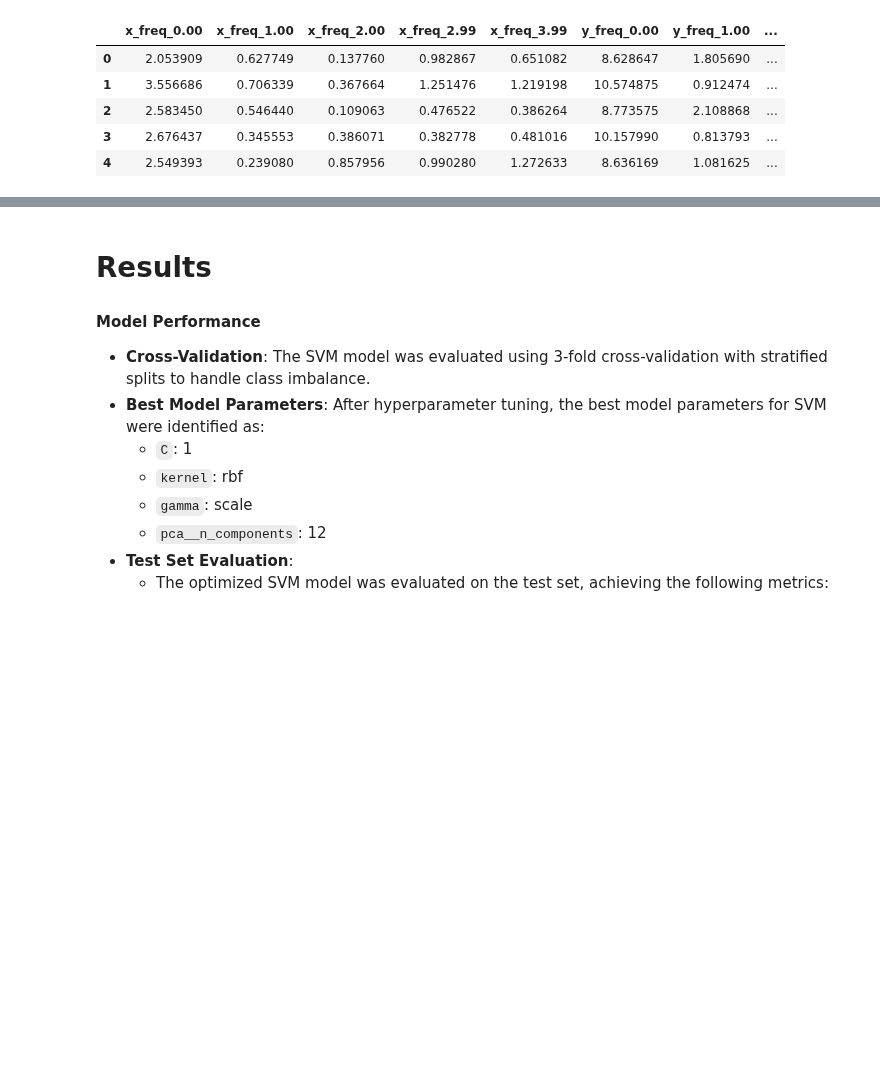
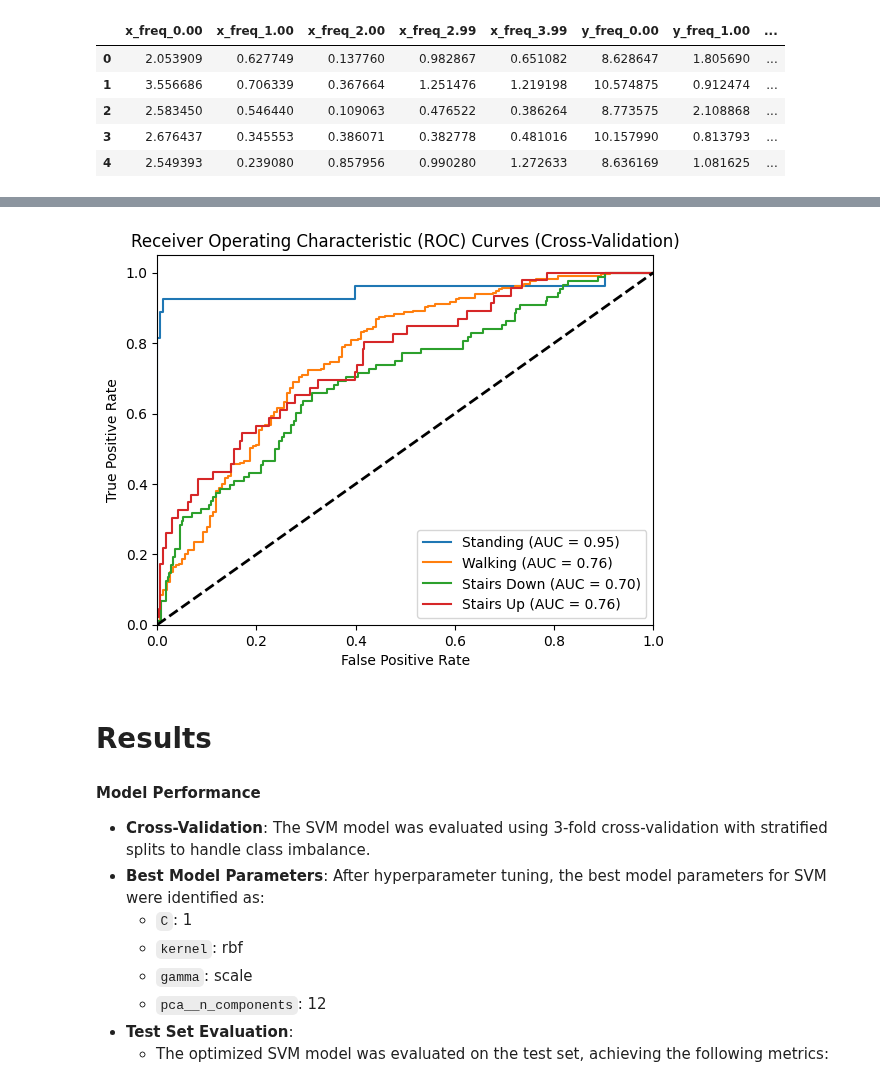
Before and after one commit to joaoffreis/HAR-using-smartphone-accelerometer-data, a Jupyter notebook: HAR_model.ipynb, the cells around one changed output, grey strips where cells are left out. Drawn from its saved outputs; the diff is of its cells as text; code cells hidden in the pictures; blank space fills up the shorter version.

```diff
--- a/HAR_model.ipynb
+++ b/HAR_model.ipynb
@@ -524,3 +551,36 @@ Best Accuracy: 0.7299354838709678
+# %%
+# Binarize the output for multiclass ROC curve
+Y_train_bin = label_binarize(Y_train, classes=[1, 2, 3, 4])
+
+# Fit OneVsRestClassifier with cross-validation predictions using RandomForest
+ovr_classifier = OneVsRestClassifier(best_rf_model)
+Y_pred_prob_cv = cross_val_predict(ovr_classifier, X_train, Y_train, cv=cv, method="predict_proba")
+
+# Plot ROC curves for each class
+fpr = dict()
+tpr = dict()
+roc_auc = dict()
+n_classes = Y_train_bin.shape[1]
+
+for i in range(n_classes):
+    fpr[i], tpr[i], _ = roc_curve(Y_train_bin[:, i], Y_pred_prob_cv[:, i])
+    roc_auc[i] = auc(fpr[i], tpr[i])
+
+# Plot ROC curves with activity names
+plt.figure()
+for i, label in enumerate(activity_labels):
+    plt.plot(fpr[i], tpr[i], label=f'{label} (AUC = {roc_auc[i]:.2f})')
+
+plt.plot([0, 1], [0, 1], 'k--', lw=2)
+plt.xlim([0.0, 1.0])
+plt.ylim([0.0, 1.05])
+plt.xlabel('False Positive Rate')
+plt.ylabel('True Positive Rate')
+plt.title('Receiver Operating Characteristic (ROC) Curves (Cross-Validation)')
+plt.legend(loc="lower right")
+plt.show()
+# %% [output]
+[figure, added]
 # %% [markdown]
 # Results
 
```
Also changed, not shown: parts of 7 cells of this notebook.
